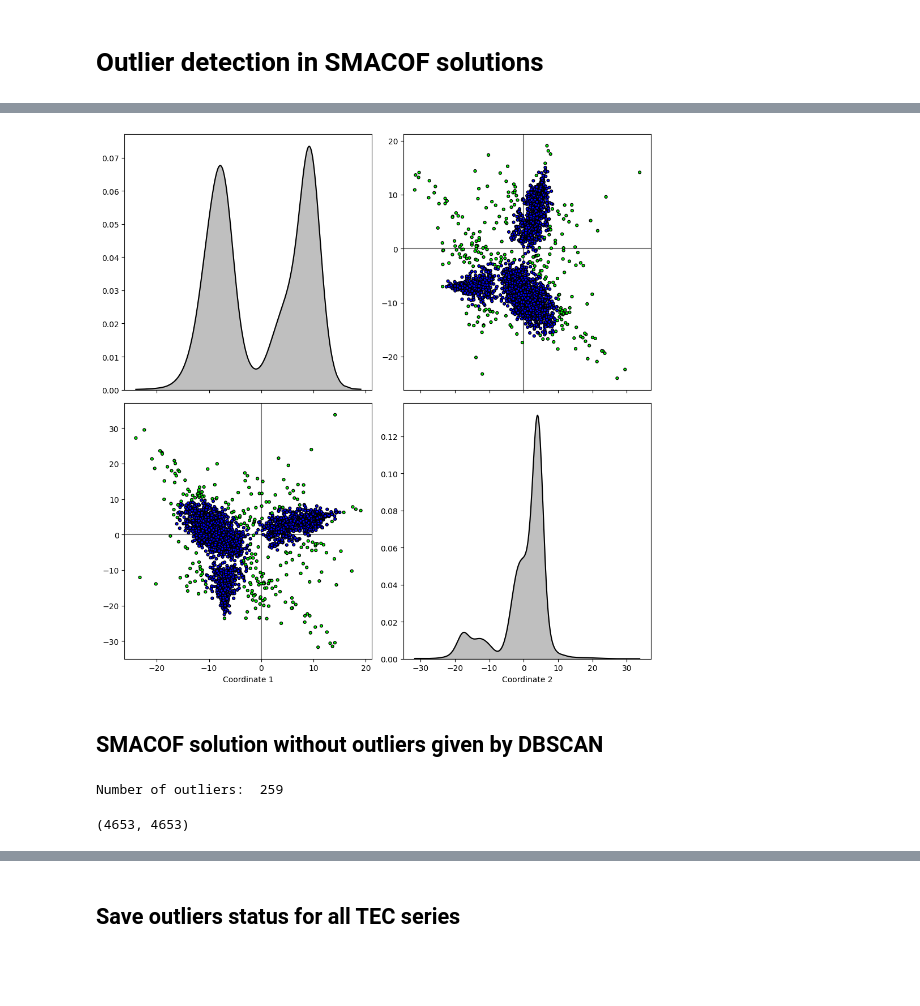
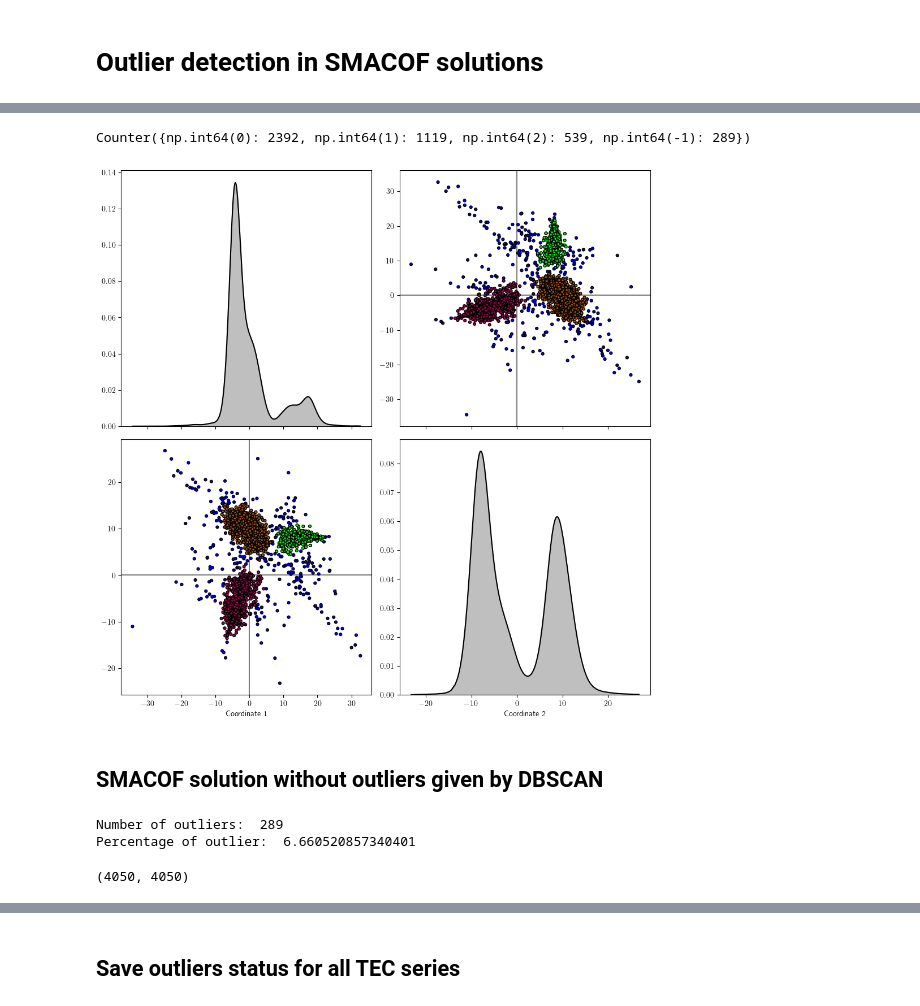
Before and after one commit to FedeSS99/ClusterTEC, a Jupyter notebook: ClusterVTECseries_MDS_Outliers.ipynb, the cells around one changed output, grey strips where cells are left out. Drawn from its saved outputs; the diff is of its cells as text; code cells hidden in the pictures; blank space fills up the shorter version.

```diff
--- a/ClusterVTECseries_MDS_Outliers.ipynb
+++ b/ClusterVTECseries_MDS_Outliers.ipynb
@@ -84,13 +55,16 @@ TEC_ClusterSeries.VisualizeClustering(Labels = OutliersOrNot)
 # %%
-min_eps = 1.5
-min_samples = 20
+from collections import Counter
 
-DBSCAN_Out = DBSCAN(eps = min_eps, min_samples = min_samples).fit(TEC_ClusterSeries.Xc_TS)
-OutliersOrNot = np.where(DBSCAN_Out.labels_ == -1, 1, 0)
+min_samples = 30
+
+HDBSCAN_Out = HDBSCAN(min_cluster_size = min_samples).fit(TEC_ClusterSeries.Xc_TS)
+print(Counter(HDBSCAN_Out.labels_))
+OutliersOrNot = np.where(HDBSCAN_Out.labels_ == -1, 1, 0)
+
+TEC_ClusterSeries.VisualizeClustering(Labels = HDBSCAN_Out.labels_)
+# %% [output]
+Counter({np.int64(0): 2392, np.int64(1): 1119, np.int64(2): 539, np.int64(-1): 289})
+[figure, added]
-# %%
-TEC_ClusterSeries.VisualizeClustering(Labels = OutliersOrNot)
-# %% [output]
-[figure, removed]
 # %% [markdown]
 ## SMACOF solution without outliers given by DBSCAN
 # %%
@@ -101,12 +75,14 @@ IndexOutliers = np.argwhere(OutliersOrNot == 1)
 IndexNotOutliers = np.argwhere(OutliersOrNot == 0)
 
 print("Number of outliers: ", IndexOutliers.size)
+print("Percentage of outlier: ", 100*IndexOutliers.size/TEC_ClusterSeries.Xc_TS.shape[0])
 
 PTEX_red_dissim = RemoveSameRowsAndColumns(PTEX_dissim, IndexOutliers)
 PTEX_red_dissim.shape
 # %% [output]
-Number of outliers:  259
+Number of outliers:  289
+Percentage of outlier:  6.660520857340401
-(4653, 4653)
+(4050, 4050)
 # %%
 TEC_ClusterSeriesRed = ClusterVTECDataMDS(dissimilarity = PTEX_red_dissim)
 TEC_ClusterSeriesRed.ComputeMDS(num_comps_mds = 2, method = "SMACOF-Dissim")
```
Also changed, not shown: parts of 15 cells of this notebook.
